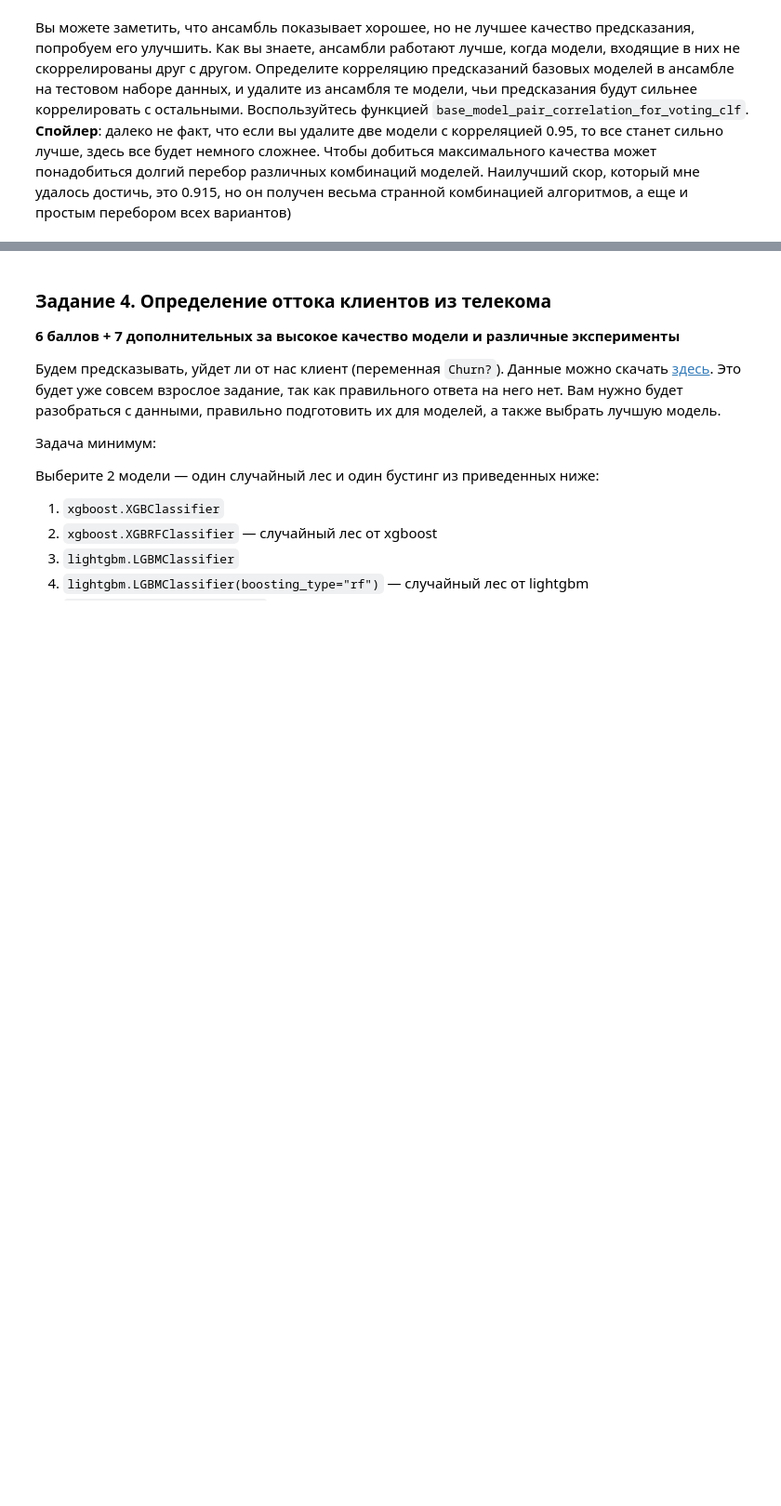
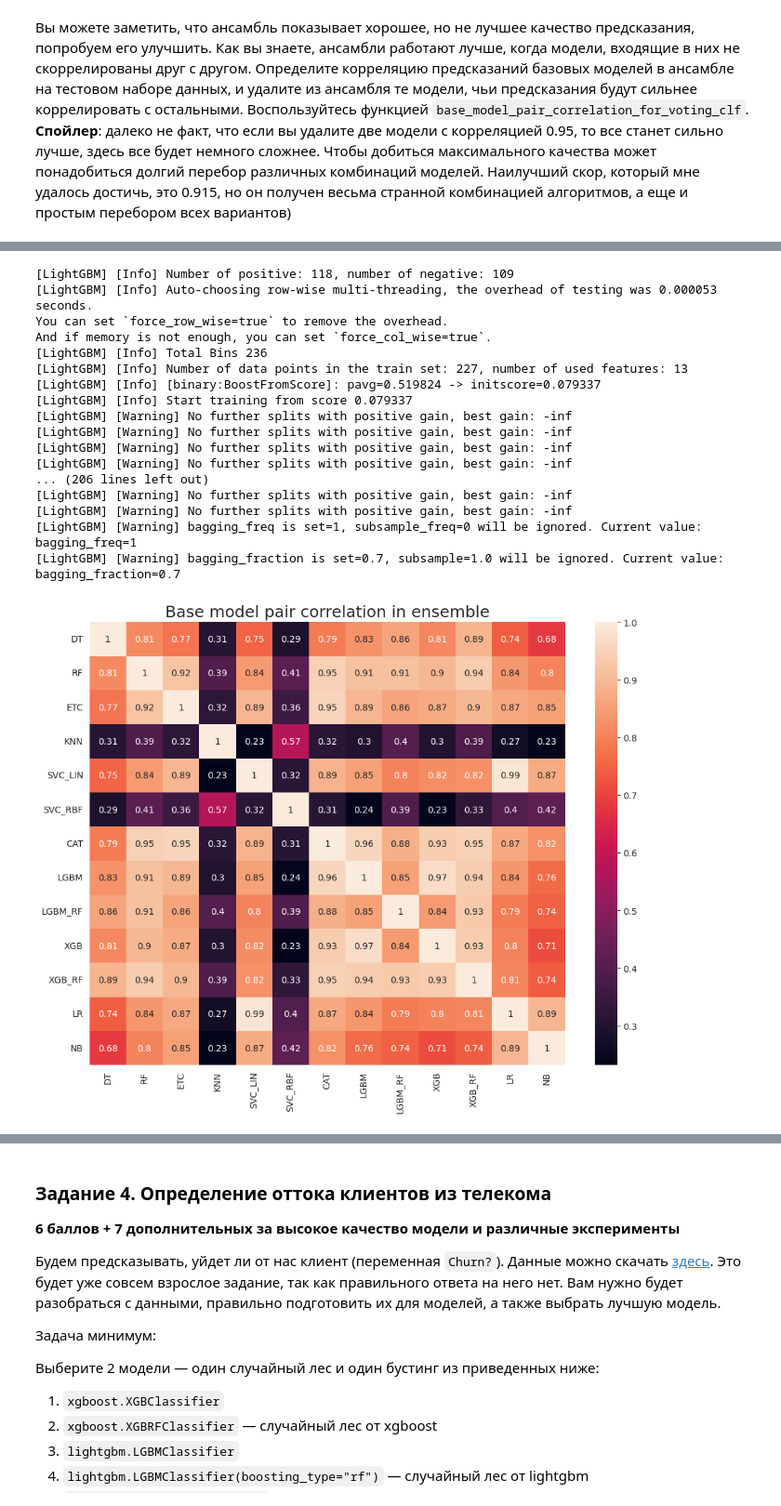
Before and after one commit to grishchenkoira/BI-ml-2024-homeworks, a Jupyter notebook: HW5/code/Ensembles.ipynb, the cells around one changed output, grey strips where cells are left out. Shown at 93% size. Drawn from its saved outputs; the diff is of its cells as text; code cells hidden in the pictures; blank space fills up the shorter version.

```diff
--- a/HW5/code/Ensembles.ipynb
+++ b/HW5/code/Ensembles.ipynb
@@ -496,5 +496,6 @@ plt.ylabel("Pair correlation", size=14);
 
 В данной задаче вам нужно диагностировать сердечное заболевание у людей по медицинским показателям.
 # %%
-!gdown  --id 1VFbDK-Ad-hpf0_GGCBzn4thdn9mkQ-Y- -O heart.csv -q
-heart_dataset = pd.read_csv("heart.csv")
+#!gdown  --id 1VFbDK-Ad-hpf0_GGCBzn4thdn9mkQ-Y- -O heart.csv -q
+heart_dataset = pd.read_csv("../data/heart.csv")
+heart_dataset.head()
@@ -529,12 +560,13 @@ base_models = [("DT", dt), ("RF", rf),
 # %% [markdown]
 Здесь могут возникать различные предупреждения при обучении бустингов, не волнуйтесь, все нормально, просто они обычно очень разговорчивые)
 # %%
-## ENTER YOUR CODE HERE (/¯◡ ‿ ◡)/¯☆*##
+voting_hard = VotingClassifier(estimators=base_models, voting='hard')
+voting_soft = VotingClassifier(estimators=base_models, voting='soft')
 
-
-
-## END YOUR CODE HERE ##
-
-for model in [dt, rf, cat, etc, knn, svc_lin, svc_rbf, xgb, lgbm, xgb_rf, lgbm_rf, lr, nb, voting_hard, voting_soft]:
-    scores = cross_val_score(model, X_train, y_train, cv=3, scoring="f1")
-    print(f"{model.__class__.__name__}: {scores.mean()}")
+final_score = []
+for model in [dt, rf, cat,
+              etc, knn, svc_lin,
+              svc_rbf, xgb, lgbm, xgb_rf,
+              lgbm_rf, lr, nb, voting_hard, voting_soft]:
+    scores = cross_val_score(model, X_train, y_train, cv=5, scoring="f1")
+    final_score.append((model.__class__.__name__, scores.mean()))
@@ -540,0 +591,3 @@ for model in [dt, rf, cat, etc, knn, svc_lin, svc_rbf, xgb, lgbm, xgb_rf, lgbm_r
+# %%
+for model in final_score:
+    print(model)
@@ -566,0 +634,6 @@ def base_model_pair_correlation_for_voting_clf(ensemble, X):
+# %%
+voting_hard.fit(X_train, y_train)
+voting_soft.fit(X_train, y_train)
+
+corr_hard = base_model_pair_correlation_for_voting_clf(voting_hard, X_test)
+corr_soft = base_model_pair_correlation_for_voting_clf(voting_hard, X_test)
@@ -566,0 +679,27 @@ def base_model_pair_correlation_for_voting_clf(ensemble, X):
+# %%
+corr_df = {}
+for name, model in base_models:
+    model.fit(X_train, y_train)
+    corr_df[name] = model.predict_proba(X_test)[:, 1]
+corr_df = pd.DataFrame(corr_df)
+sns.heatmap(corr_df.corr(), annot=True)
+plt.title("Base model pair correlation in ensemble", size=18);
+# %% [output]
+[LightGBM] [Info] Number of positive: 118, number of negative: 109
+[LightGBM] [Info] Auto-choosing row-wise multi-threading, the overhead of testing was 0.000053 seconds.
+You can set `force_row_wise=true` to remove the overhead.
+And if memory is not enough, you can set `force_col_wise=true`.
+[LightGBM] [Info] Total Bins 236
+[LightGBM] [Info] Number of data points in the train set: 227, number of used features: 13
+[LightGBM] [Info] [binary:BoostFromScore]: pavg=0.519824 -> initscore=0.079337
+[LightGBM] [Info] Start training from score 0.079337
+[LightGBM] [Warning] No further splits with positive gain, best gain: -inf
+[LightGBM] [Warning] No further splits with positive gain, best gain: -inf
+[LightGBM] [Warning] No further splits with positive gain, best gain: -inf
+[LightGBM] [Warning] No further splits with positive gain, best gain: -inf
+... (206 lines left out)
+[LightGBM] [Warning] No further splits with positive gain, best gain: -inf
+[LightGBM] [Warning] No further splits with positive gain, best gain: -inf
+[LightGBM] [Warning] bagging_freq is set=1, subsample_freq=0 will be ignored. Current value: bagging_freq=1
+[LightGBM] [Warning] bagging_fraction is set=0.7, subsample=1.0 will be ignored. Current value: bagging_fraction=0.7
+[figure, added]
```
Also changed, not shown: parts of 18 cells of this notebook.
